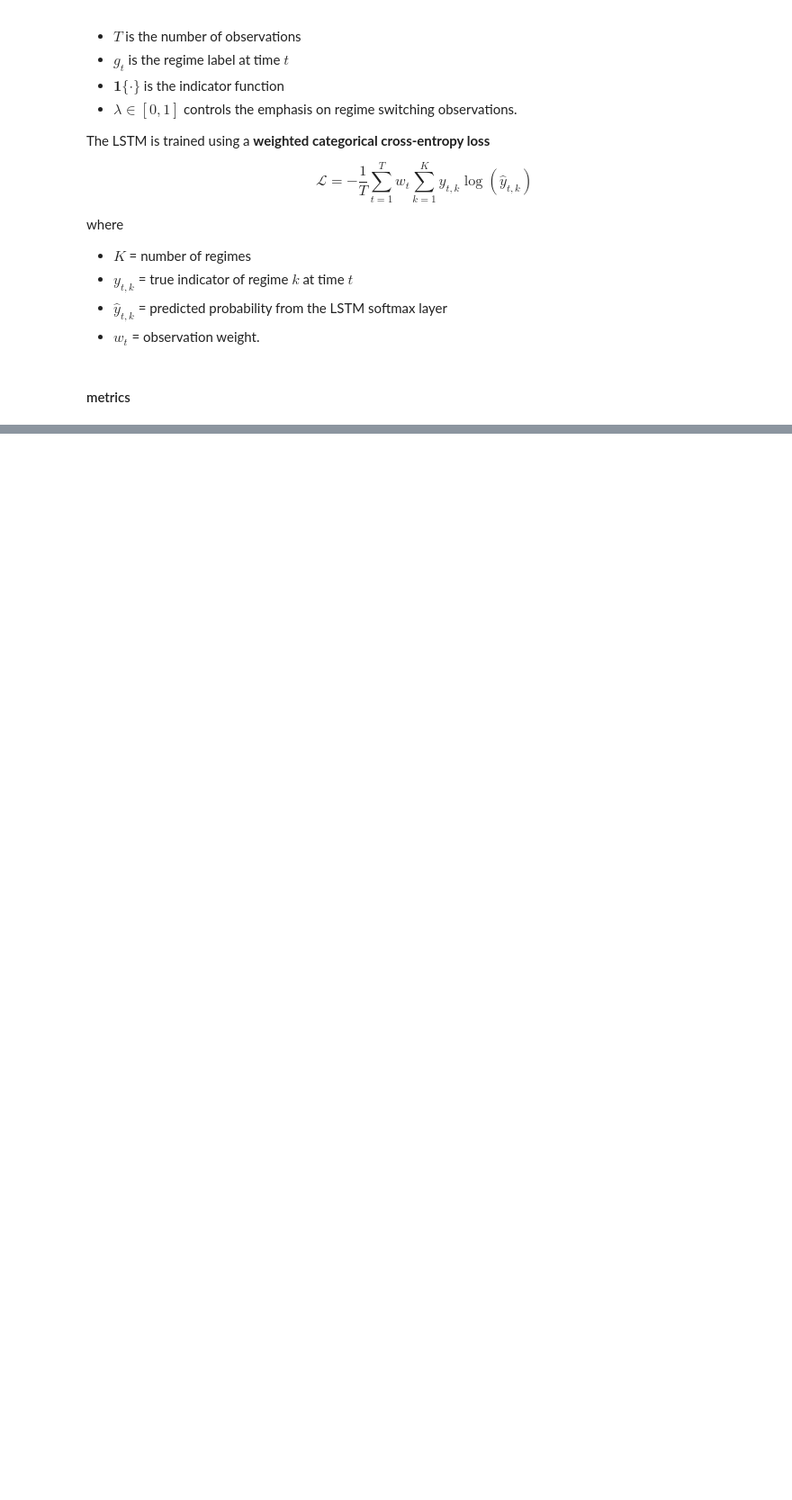
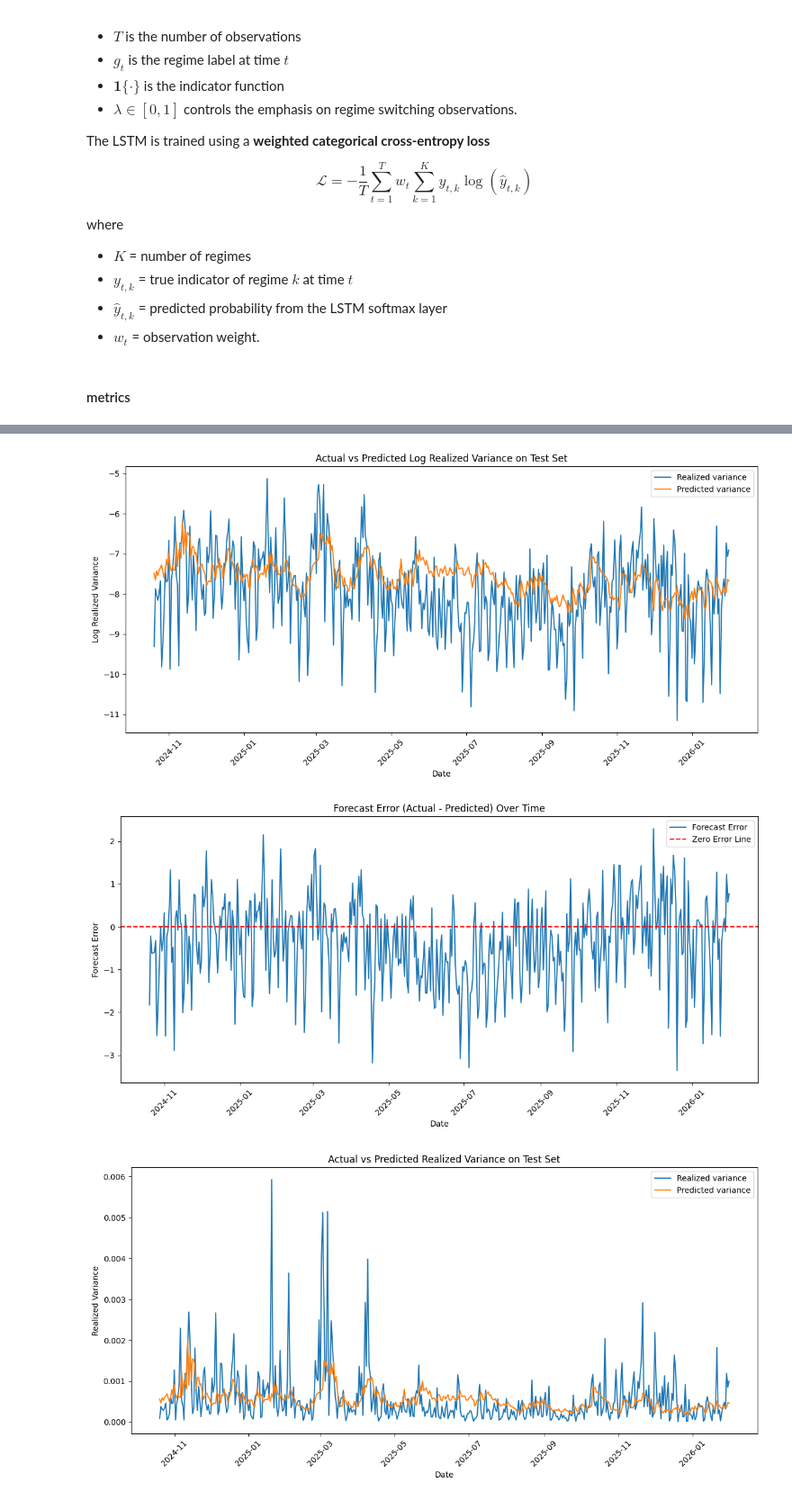
Before and after one commit to Therulow/DSE4211-GRP13, a Jupyter notebook: lstm-regimeaware/lstm_regime4.ipynb, the cells around one changed output, grey strips where cells are left out. Shown at 90% size. Cells and saved outputs as stored; diff of their text form; code cells hidden in the pictures; blank space fills up the shorter version.

```diff
--- a/lstm-regimeaware/lstm_regime4.ipynb
+++ b/lstm-regimeaware/lstm_regime4.ipynb
@@ -354,10 +352,8 @@ def rolling_regime_forecast(
         pred_probs = lstm_model.predict(X_input, verbose=0)
         pred_regime = int(np.argmax(pred_probs))
 
-        next_row = df_full.iloc[t+1]
-
         results.append({
-            "date": next_row[date_col],
+            "date": df_full.iloc[t][date_col],
             "pred_regime": pred_regime,
             "pred_prob_0": pred_probs[0,0],
             "pred_prob_1": pred_probs[0,1]
@@ -365,12 +361,10 @@ def rolling_regime_forecast(
 
     return pd.DataFrame(results)
 # %%
-min_garch_obs = 200
-
-def fit_garch_safe(returns, p=1, o=1, q=1, dist="normal", vol_model="GARCH"):
+def fit_garch_safe(returns, p=1, q=1, dist="t", vol_model="GARCH", min_obs=100):
     returns = returns.dropna().astype(float)
 
-    if len(returns) < min_garch_obs:
+    if len(returns) < min_obs:
         return None
 
     try:
@@ -384,9 +378,6 @@ def fit_garch_safe(returns, p=1, o=1, q=1, dist="normal", vol_model="GARCH"):
             q=q,
             dist=dist
         )
-
-        if vol_model == "EGARCH":
-            kwargs["o"] = o
 
         am = arch_model(**kwargs)
         res = am.fit(disp="off")
@@ -808,0 +785,4 @@ final_model.fit(
+# %%
+print(lstm_results_df.head())
+best_lstm_params = lstm_results_df.iloc[0].to_dict()
+print(best_lstm_params)
@@ -808,0 +966,3 @@ final_model.fit(
+# %%
+best_garch_params = garch_results_df.iloc[0].to_dict()
+print(best_garch_params)
@@ -881,3 +1053,48 @@ plt.show()
+# %%
+# plot actual vs predicted log variance on test set
+import matplotlib.pyplot as plt
+test_garch['date'] = pd.to_datetime(test_garch['date'])
+plt.figure(figsize=(12,6))
+plt.plot(test_garch["date"], test_garch["actual_var"], label="Realized variance")
+plt.plot(test_garch["date"], test_garch["log_var_soft"], label="Predicted variance")
+plt.title("Actual vs Predicted Log Realized Variance on Test Set")
+plt.xlabel("Date")
+plt.ylabel("Log Realized Variance")
+plt.legend()
+plt.xticks(rotation=45)
+plt.tight_layout()
+plt.show()
+
+# plot errors over time
+test_garch['date'] = pd.to_datetime(test_garch['date'])
+test_garch['error'] = test_garch["actual_var"] - test_garch["log_var_soft"]
+plt.figure(figsize=(12,6))
+plt.plot(test_garch["date"], test_garch["error"], label="Forecast Error")
+plt.axhline(0, color='red', linestyle='--', label="Zero Error Line")
+plt.title("Forecast Error (Actual - Predicted) Over Time")
+plt.xlabel("Date")
+plt.ylabel("Forecast Error")
+plt.legend()
+plt.xticks(rotation=45)
+plt.tight_layout()
+plt.show()
+
+# plot actual vs predicted variance on test set
+test_garch['date'] = pd.to_datetime(test_garch['date'])
+plt.figure(figsize=(12,6))
+plt.plot(test_garch["date"], np.exp(test_garch["actual_var"]), label="Realized variance")
+plt.plot(test_garch["date"], np.exp(test_garch["log_var_soft"]), label="Predicted variance")
+plt.title("Actual vs Predicted Realized Variance on Test Set")
+plt.xlabel("Date")
+plt.ylabel("Realized Variance")
+plt.legend()
+plt.xticks(rotation=45)
+plt.tight_layout()
+plt.show()
+# %% [output]
+[figure, added]
+[figure, added]
+[figure, added]
 # %%
 # predicted regime vs actual regime confusion matrix
 from sklearn.metrics import confusion_matrix, classification_report
```
Also changed, not shown: parts of 30 cells of this notebook, 1 other file.
